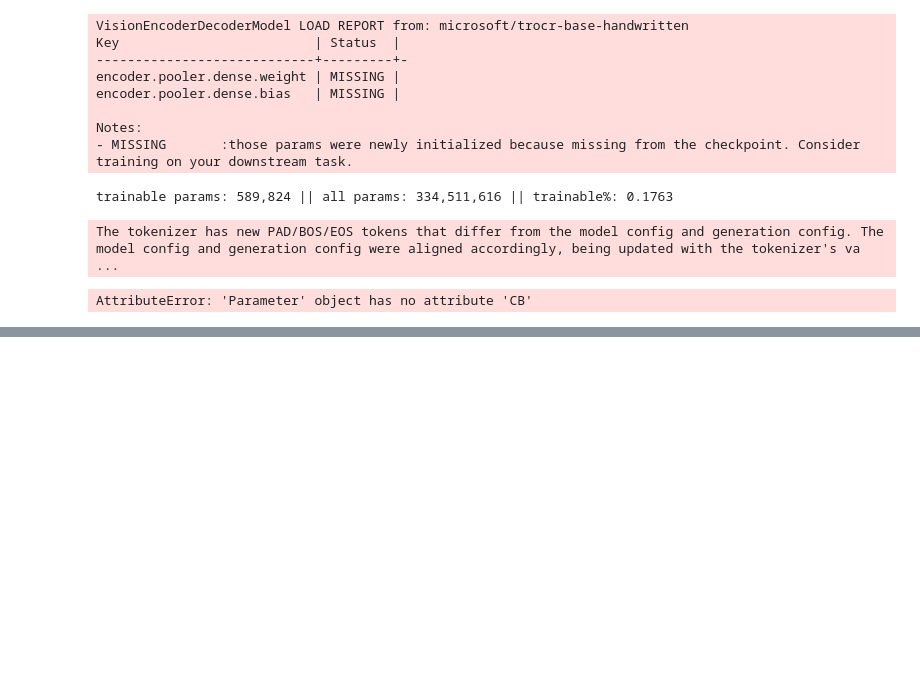
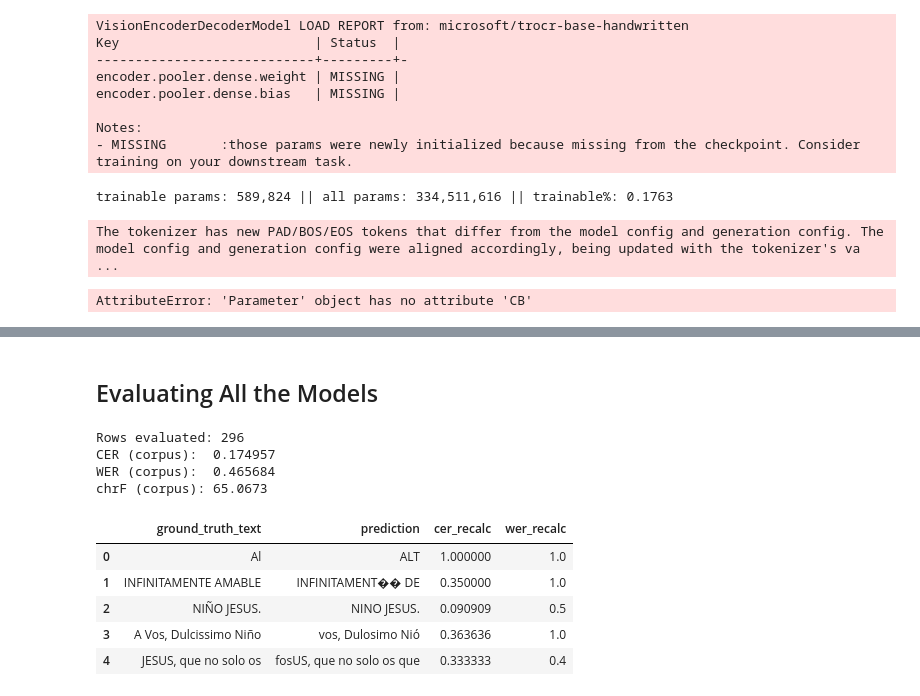
Before and after one commit to VHemanth45/Test1, a Jupyter notebook: workaround.ipynb, the cells around one changed output, grey strips where cells are left out. Drawn from its saved outputs; the diff is of its cells as text; code cells hidden in the pictures; blank space fills up the shorter version.

```diff
--- a/sample.ipynb
+++ b/workaround.ipynb
@@ -242,0 +317,64 @@ AttributeError: 'Parameter' object has no attribute 'CB'
+# %% [markdown]
+## Evaluating All the Models
+# %%
+import pandas as pd
+import numpy as np
+import sys
+import subprocess
+
+# Install metrics packages if missing
+try:
+    import jiwer
+except ImportError:
+    subprocess.check_call([sys.executable, "-m", "pip", "install", "jiwer", "-q"])
+    import jiwer
+
+try:
+    from sacrebleu.metrics import CHRF
+except ImportError:
+    subprocess.check_call([sys.executable, "-m", "pip", "install", "sacrebleu", "-q"])
+    from sacrebleu.metrics import CHRF
+
+# Load CRNN evaluation results
+results_path = "/home/hemanth/Documents/RenAIssance/Test1/runs/trocr_finetune/predictions.csv"
+eval_df = pd.read_csv(results_path)
+
+# Keep only needed columns and clean missing values
+eval_df = eval_df[["ground_truth_text", "prediction"]].copy()
+eval_df["ground_truth_text"] = eval_df["ground_truth_text"].fillna("").astype(str)
+eval_df["prediction"] = eval_df["prediction"].fillna("").astype(str)
+
+# Remove BOM if present in text
+eval_df["ground_truth_text"] = eval_df["ground_truth_text"].str.replace("\ufeff", "", regex=False)
+eval_df["prediction"] = eval_df["prediction"].str.replace("\ufeff", "", regex=False)
+
+refs = eval_df["ground_truth_text"].tolist()
+hyps = eval_df["prediction"].tolist()
+
+# Per-line metrics (optional but useful for analysis)
+eval_df["cer_recalc"] = [jiwer.cer(r, h) for r, h in zip(refs, hyps)]
+eval_df["wer_recalc"] = [jiwer.wer(r, h) for r, h in zip(refs, hyps)]
+
+# Corpus-level metrics
+corpus_cer = jiwer.cer("\n".join(refs), "\n".join(hyps))
+corpus_wer = jiwer.wer("\n".join(refs), "\n".join(hyps))
+chrf_metric = CHRF()
+corpus_chrf = chrf_metric.corpus_score(hyps, [refs]).score
+
+print(f"Rows evaluated: {len(eval_df)}")
+print(f"CER (corpus):  {corpus_cer:.6f}")
+print(f"WER (corpus):  {corpus_wer:.6f}")
+print(f"chrF (corpus): {corpus_chrf:.4f}")
+
+display(eval_df[["ground_truth_text", "prediction", "cer_recalc", "wer_recalc"]].head())
+# %% [output]
+Rows evaluated: 296
+CER (corpus):  0.174957
+WER (corpus):  0.465684
+chrF (corpus): 65.0673
+|  | ground_truth_text | prediction | cer_recalc | wer_recalc |
+| 0 | Al | ALT | 1.000000 | 1.0 |
+| 1 | INFINITAMENTE AMABLE | INFINITAMENT�� DE | 0.350000 | 1.0 |
+| 2 | NIÑO JESUS. | NINO JESUS. | 0.090909 | 0.5 |
+| 3 | A Vos, Dulcissimo Niño | vos, Dulosimo Nió | 0.363636 | 1.0 |
+| 4 | JESUS, que no solo os | fosUS, que no solo os que | 0.333333 | 0.4 |
```
Also changed, not shown: parts of 3 cells of this notebook, 17 other files.
